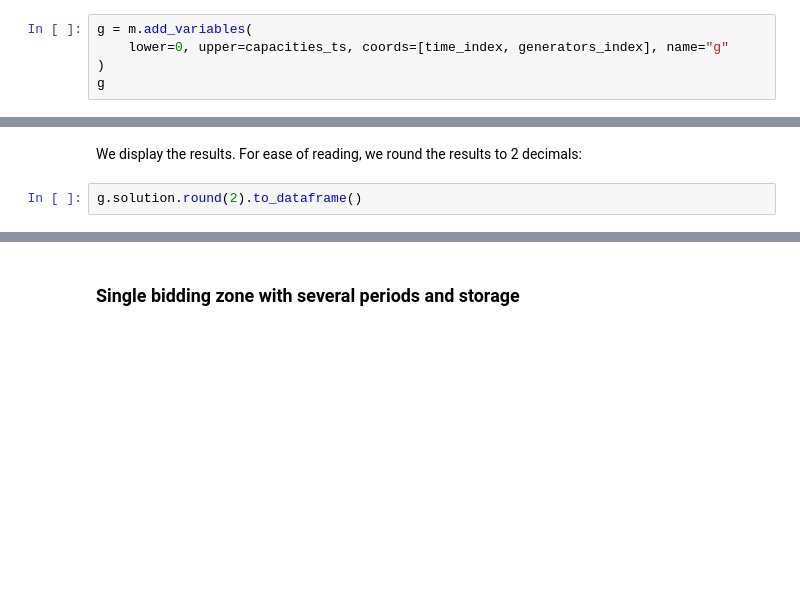
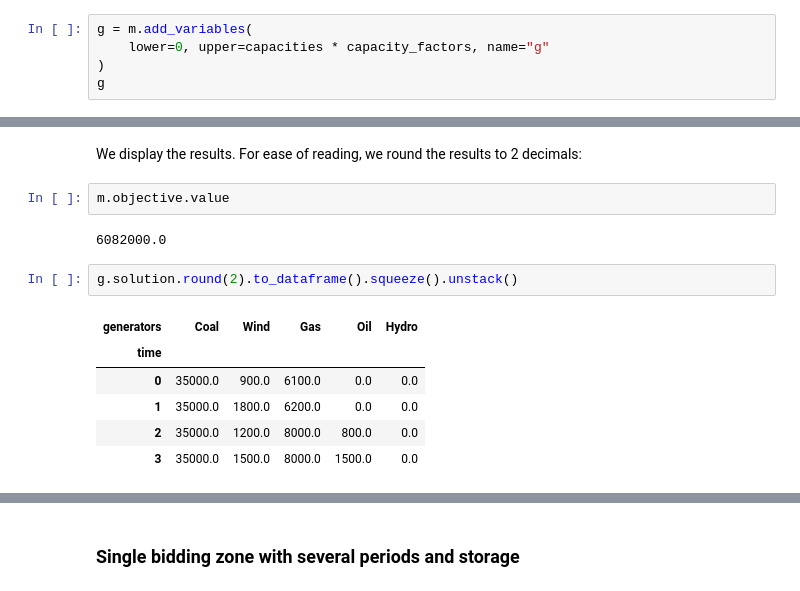
Before and after one commit to fneum/data-science-for-esm, a Jupyter notebook: data-science-for-esm/14-workshop-linopy.ipynb, the cells around one changed output, grey strips where cells are left out. Cells and saved outputs as stored; diff of their text form; blank space fills up the shorter version.

```diff
--- a/data-science-for-esm/14-workshop-linopy.ipynb
+++ b/data-science-for-esm/14-workshop-linopy.ipynb
@@ -399,6 +757,6 @@ Let's define the dispatch variables `g` with the `lower` and `upper` bound:
   \end{align}
 # %%
 g = m.add_variables(
-    lower=0, upper=capacities_ts, coords=[time_index, generators_index], name="g"
+    lower=0, upper=capacities * capacity_factors, name="g"
 )
 g
@@ -435,4 +828,15 @@ m.solve()
 # %% [markdown]
 We display the results. For ease of reading, we round the results to 2 decimals:
+# %%
+m.objective.value
+# %% [output]
+6082000.0
 # %%
-g.solution.round(2).to_dataframe()
+g.solution.round(2).to_dataframe().squeeze().unstack()
+# %% [output]
+| generators | Coal | Wind | Gas | Oil | Hydro |
+| time |  |  |  |  |  |
+| 0 | 35000.0 | 900.0 | 6100.0 | 0.0 | 0.0 |
+| 1 | 35000.0 | 1800.0 | 6200.0 | 0.0 | 0.0 |
+| 2 | 35000.0 | 1200.0 | 8000.0 | 800.0 | 0.0 |
+| 3 | 35000.0 | 1500.0 | 8000.0 | 1500.0 | 0.0 |
```
Also changed, not shown: parts of 103 cells of this notebook, 1 other file.
